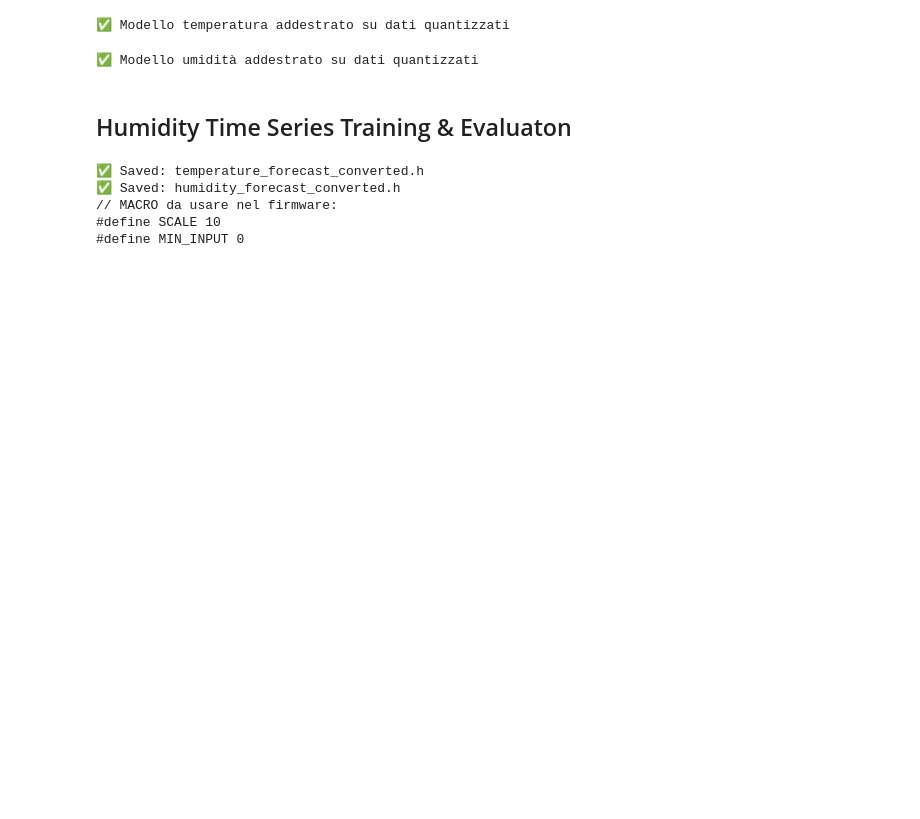
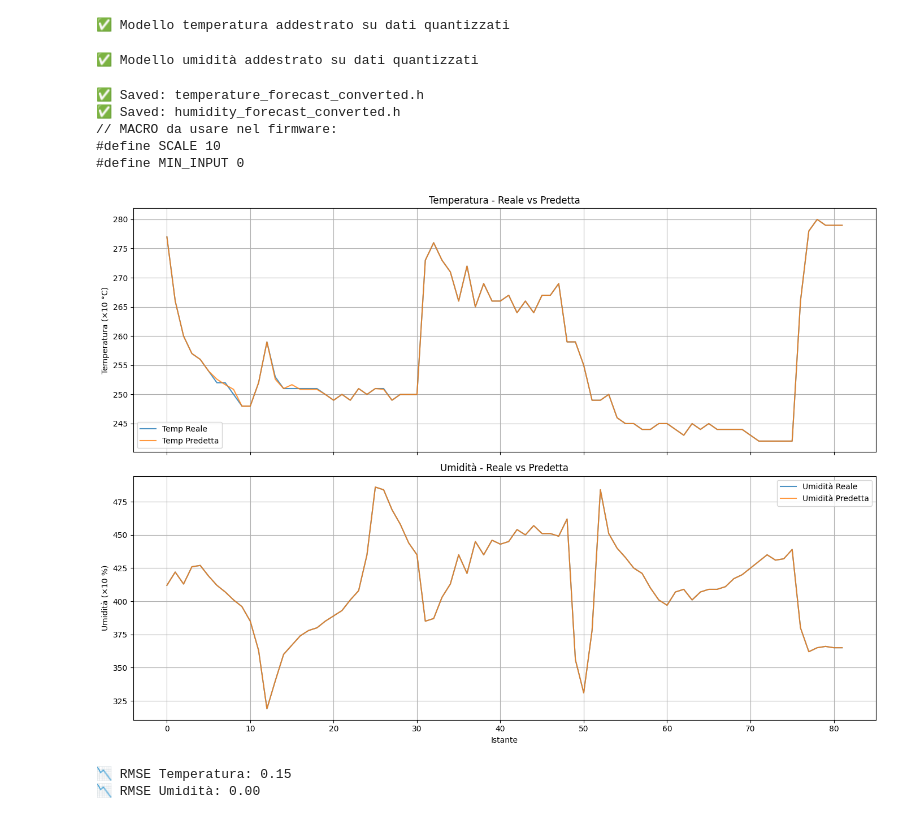
Before and after one commit to msegreto/SmartRoom, a Jupyter notebook: machineLearningModule/time_series_training.ipynb, the cells around one changed output. Saved outputs shown, nothing was run; the diff lists cells and outputs as text; code cells hidden in the pictures; blank space fills up the shorter version.

```diff
--- a/machineLearningModule/time_series_training.ipynb
+++ b/machineLearningModule/time_series_training.ipynb
@@ -88,7 +86,7 @@ def create_lagged_features(series, n_lags, feature_name):
     return np.array(X), np.array(y)
 
 
-n_lags = 60
+n_lags = 24
 X, y = create_lagged_features(series, n_lags, 'temp')
 
 # 3. Addestramento modello
@@ -116,8 +114,6 @@ joblib.dump(model, "final_humid_model.joblib")
 print("✅ Modello umidità addestrato su dati quantizzati")
 # %% [output]
 ✅ Modello umidità addestrato su dati quantizzati
-# %% [markdown]
-## Humidity Time Series Training & Evaluaton
 # %%
 import joblib
 from emlearn import convert
@@ -144,3 +140,76 @@ print("#define MIN_INPUT 0")
 // MACRO da usare nel firmware:
 #define SCALE 10
 #define MIN_INPUT 0
+# %%
+#  Valutazione dei modelli temperatura e umidità: predizione e confronto
+import numpy as np
+import matplotlib.pyplot as plt
+from sklearn.metrics import mean_squared_error
+import pandas as pd
+import joblib
+
+# Parametri
+n_lags = 24
+
+# Funzione per costruire feature laggate
+def create_lagged_features(series, n_lags, feature_name):
+    X, y = [], []
+    values = series[feature_name].values
+    for i in range(n_lags, len(values)):
+        X.append(values[i - n_lags:i])
+        y.append(values[i])
+    return np.array(X), np.array(y)
+
+# Carica i dati
+df = pd.read_csv("smart_sensors_quantized.csv")
+df['result_time'] = pd.to_datetime(df['result_time'])
+df = df[df['result_time'] >= pd.Timestamp("2021-03-23")]
+df = df.set_index('result_time')
+
+# ===== Temperatura =====
+series_temp = df[['temp']].interpolate()
+X_temp, y_temp = create_lagged_features(series_temp, n_lags, 'temp')
+split_temp = int(len(X_temp) * 0.8)
+X_test_temp, y_test_temp = X_temp[split_temp:], y_temp[split_temp:]
+model_temp = joblib.load("final_temp_model.joblib")
+y_pred_temp = model_temp.predict(X_test_temp)
+
+# ===== Umidità =====
+series_humid = df[['humid']].interpolate()
+X_humid, y_humid = create_lagged_features(series_humid, n_lags, 'humid')
+split_humid = int(len(X_humid) * 0.8)
+X_test_humid, y_test_humid = X_humid[split_humid:], y_humid[split_humid:]
+model_humid = joblib.load("final_humid_model.joblib")
+y_pred_humid = model_humid.predict(X_test_humid)
+
+# ===== Plotting =====
+fig, axs = plt.subplots(2, 1, figsize=(14, 10), sharex=True)
+
+axs[0].plot(y_test_temp, label='Temp Reale', alpha=0.8)
+axs[0].plot(y_pred_temp, label='Temp Predetta', alpha=0.8)
+axs[0].set_title("Temperatura - Reale vs Predetta")
+axs[0].set_ylabel("Temperatura (×10 °C)")
+axs[0].legend()
+axs[0].grid(True)
+
+axs[1].plot(y_test_humid, label='Umidità Reale', alpha=0.8)
+axs[1].plot(y_pred_humid, label='Umidità Predetta', alpha=0.8)
+axs[1].set_title("Umidità - Reale vs Predetta")
+axs[1].set_ylabel("Umidità (×10 %)")
+axs[1].legend()
+axs[1].grid(True)
+
+plt.xlabel("Istante")
+plt.tight_layout()
+plt.show()
+
+# ===== RMSE =====
+rmse_temp = np.sqrt(mean_squared_error(y_test_temp, y_pred_temp))
+rmse_humid = np.sqrt(mean_squared_error(y_test_humid, y_pred_humid))
+
+print(f"📉 RMSE Temperatura: {rmse_temp:.2f}")
+print(f"📉 RMSE Umidità: {rmse_humid:.2f}")
+# %% [output]
+[figure, added]
+📉 RMSE Temperatura: 0.15
+📉 RMSE Umidità: 0.00
```
Also changed, not shown: parts of 3 cells of this notebook, 6 other files.
